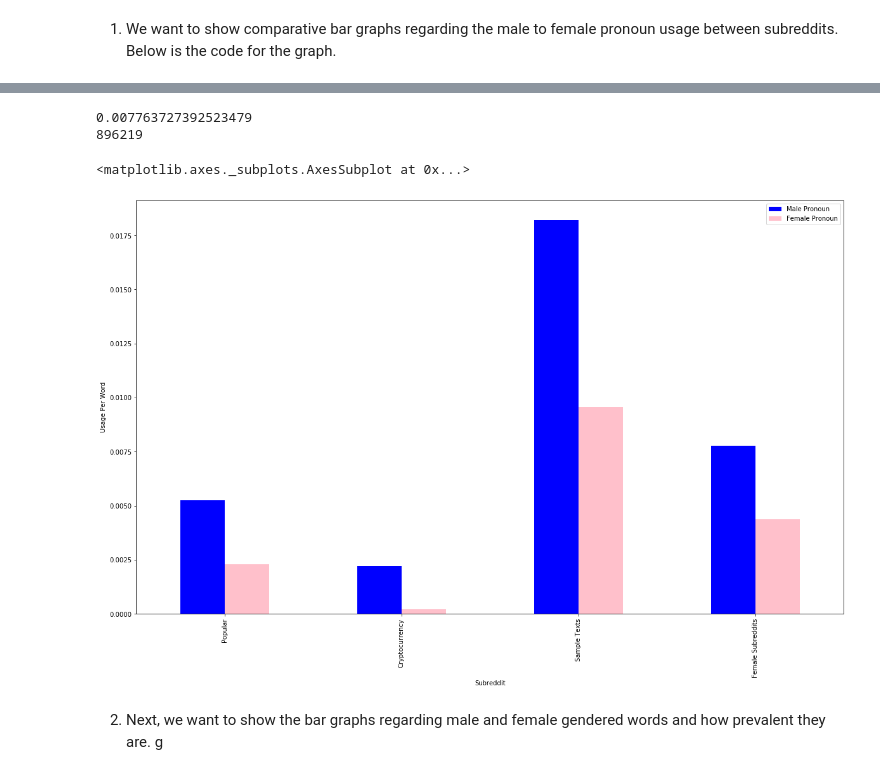
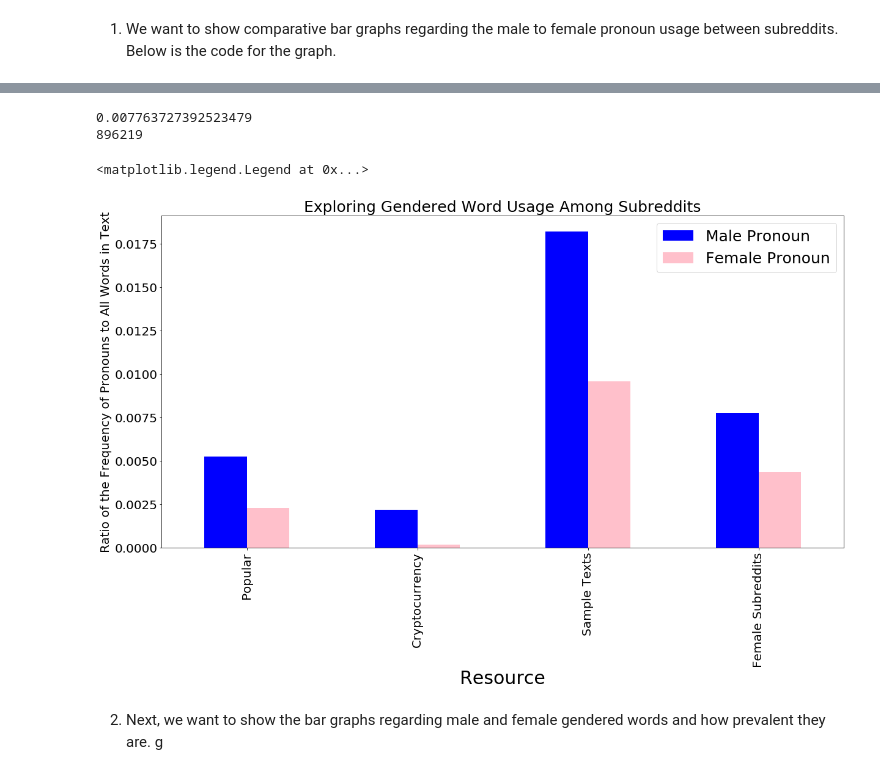
Before and after one commit to chas3stockwell/capstone, a Jupyter notebook: Capstone Group Graphs.ipynb, the cells around one changed output, grey strips where cells are left out. Drawn from its saved outputs; the diff is of its cells as text; code cells hidden in the pictures.

```diff
--- a/Capstone Group Graphs.ipynb
+++ b/Capstone Group Graphs.ipynb
@@ -104,39 +108,40 @@ pop_dict = {
     'him':pop_filtered_word_freq['him']/ len(pop_tokenized_text),
     'his':pop_filtered_word_freq['his']/ len(pop_tokenized_text),
     'she':pop_filtered_word_freq['she']/ len(pop_tokenized_text),
     'her':pop_filtered_word_freq['her']/ len(pop_tokenized_text),
     'hers':pop_filtered_word_freq['hers']/ len(pop_tokenized_text)
 }
 
 pop_male = pop_dict['he'] + pop_dict['him'] + pop_dict['his']
 pop_female = pop_dict['she'] + pop_dict['her'] + pop_dict['hers']
 
 
 print(women_male)
 print(len(women_tokenized_text))
 
 data = {'Label': ['Male Pronoun', 'Male Pronoun', 'Male Pronoun', 'Female Pronoun', 'Female Pronoun', 'Female Pronoun'],
         'Reddit':['Popular', 'Crypto', 'Emma', 'Popular', 'Crypto', 'Emma'],
         'Usage Per Post': [pop_male, crypto_male, txt_male, women_male,
                            pop_female, crypto_female, txt_female, women_female]}
 
 pronouns_df = pd.DataFrame([[pop_male, pop_female],
                             [crypto_male, crypto_female],
                             [txt_male, txt_female],
                             [women_male, women_female]],
                            columns=['Male Pronoun', 'Female Pronoun'])
 
 pronouns_df['Subreddit'] = ['Popular', 'Cryptocurrency', 'Sample Texts', 'Female Subreddits']
 pronouns_df = pronouns_df.set_index('Subreddit')
-ax = pronouns_df.plot(kind = 'bar', figsize = (20, 12), color = ['b','pink'])
-ax.set_ylabel('Usage Per Word')
-
-ax
+ax = pronouns_df.plot(kind = 'bar', figsize = (20, 10), color = ['b','pink'], fontsize = 20)
+ax.set_ylabel('Ratio of the Frequency of Pronouns to All Words in Text', size = 20)
+ax.set_xlabel('Resource', size = 30)
+ax.set_title('Exploring Gendered Word Usage Among Subreddits', fontsize = 25)
+ax.legend(fontsize=25)
 # %% [output]
 0.007763727392523479
 896219
-<matplotlib.axes._subplots.AxesSubplot at 0x...>
+<matplotlib.legend.Legend at 0x...>
-[figure, old version]
+[figure, new version]
 # %% [markdown]
 2. Next, we want to show the bar graphs regarding male and female gendered words and how prevalent they are. g
 # %%
```
Also changed, not shown: parts of 8 cells of this notebook.
